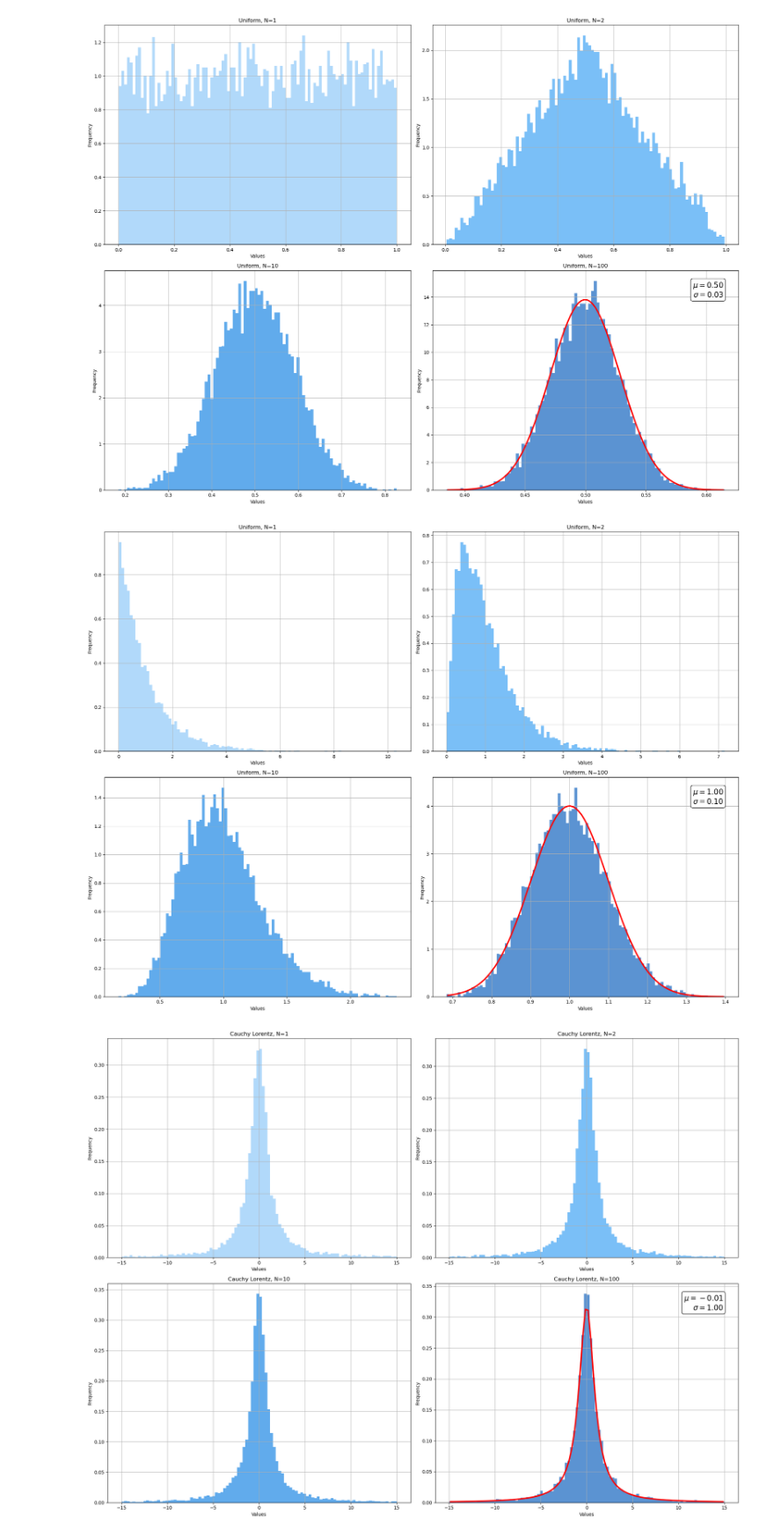
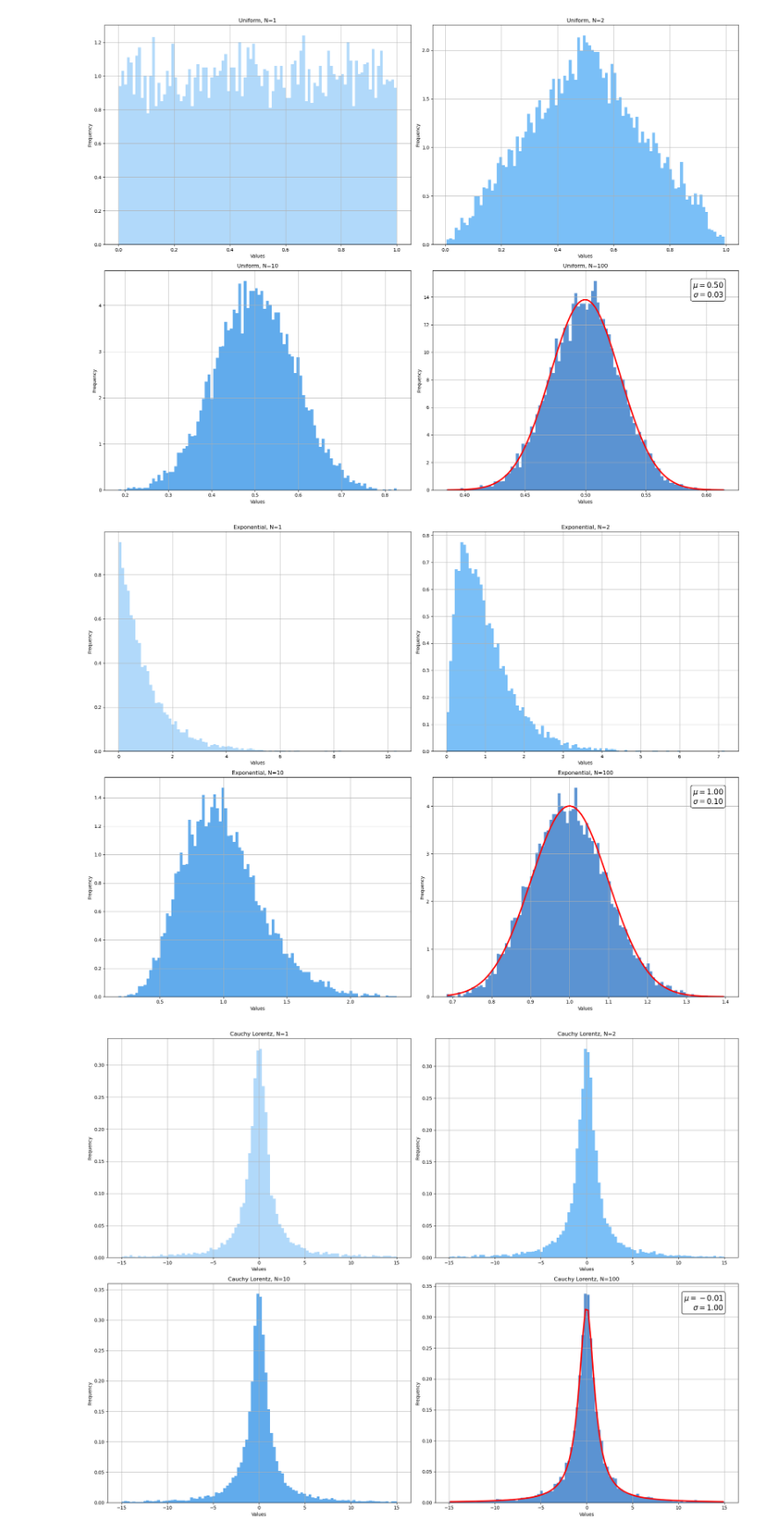
Before and after one commit to filmauri/LSN, a Jupyter notebook: 01/Esercizio1.ipynb, the cells around one changed output. Shown at 88% size. Drawn from its saved outputs; the diff is of its cells as text; code cells hidden in the pictures.

```diff
--- a/01/Esercizio1.ipynb
+++ b/01/Esercizio1.ipynb
@@ -175,24 +188,17 @@ chi2_data = pd.read_csv('01.1/chi2Class.dat', sep=' ', header=None)
 chi2_data.columns = ['j', 'chi2']
 
 # Crea un istogramma dei valori della prima colonna
-counts, bins, _ = plt.hist(chi2_data['chi2'], bins=20, color = '#1E88E5', alpha=0.7, density=True)
+counts, bins, _ = plt.hist(chi2_data['chi2'], bins=10, color = '#1E88E5', alpha=0.7, density=True)
 
 # Calcola il centro di ciascun bin
 bin_centers = (bins[:-1] + bins[1:]) / 2
 
-# Esegui il fit con una distribuzione gaussiana
-(mu, sigma) = norm.fit(chi2_data['chi2'])
-
-# Crea una distribuzione gaussiana con i parametri ottenuti
-y = norm.pdf(bin_centers, mu, sigma)
-# Sovrapponi il fit all'istogramma
-plt.plot(bin_centers, y, 'r--', linewidth=2)
 
 # Aggiungi etichette e titolo
 plt.xlabel(r'$\chi^2$' 'values')
 plt.ylabel('Frequency')
 plt.grid(True)
-plt.title('Histogram of 'r'$\chi^2$' 'values with Gaussian fit')
+plt.title('Histogram of 'r'$\chi^2$' 'values')
 bbox_props = dict(boxstyle="round,pad=0.3", edgecolor="black", facecolor="white")
 plt.text(0.95, 0.95, rf'$\mu={mu:.2f}$''\n' rf'$\sigma={sigma:.2f}$',
          transform=plt.gca().transAxes, fontsize=12, verticalalignment='top', horizontalalignment='right',
@@ -272,38 +280,38 @@ def create_histogram(ax, data, column, title, color, fit_gaussian=False):
         # Sovrapponi il fit all'istogramma
         ax.plot(bin_centers, y, 'r', linewidth=3)
 
         # Aggiungi i parametri del fit al grafico
         bbox_props = dict(boxstyle="round,pad=0.3", edgecolor="black", facecolor="white")
         ax.text(0.95, 0.95, rf'$\mu={mu:.2f}$''\n'rf'$\sigma={sigma:.2f}$',
                 transform=ax.transAxes, fontsize=16, verticalalignment='top', horizontalalignment='right',
                 bbox=bbox_props)
 
     # Aggiungi etichette e titolo
     ax.set_xlabel('Values')
     ax.set_ylabel('Frequency')
     ax.grid(True)
     ax.set_title(title)
 
 # Leggi i dati dai file
 data0 = pd.read_csv('01.2/output_0.dat', sep=' ', header=None)
 data1 = pd.read_csv('01.2/output_1.dat', sep=' ', header=None)
 data2 = pd.read_csv('01.2/output_2.dat', sep=' ', header=None)
 data3 = pd.read_csv('01.2/output_3.dat', sep=' ', header=None)
 
 # Crea i grafici
 fig, axs = plt.subplots(2, 2, figsize=(20, 15))
 
 # Crea istogrammi per ogni colonna dei file
-create_histogram(axs[0, 0], data0, 1, 'Uniform, N=1', '#90CAF9')
-create_histogram(axs[0, 1], data1, 1, 'Uniform, N=2', '#42A5F5')
-create_histogram(axs[1, 0], data2, 1, 'Uniform, N=10', '#1E88E5')
-create_histogram(axs[1, 1], data3, 1, 'Uniform, N=100', '#1565C0', fit_gaussian=True)
+create_histogram(axs[0, 0], data0, 1, 'Exponential, N=1', '#90CAF9')
+create_histogram(axs[0, 1], data1, 1, 'Exponential, N=2', '#42A5F5')
+create_histogram(axs[1, 0], data2, 1, 'Exponential, N=10', '#1E88E5')
+create_histogram(axs[1, 1], data3, 1, 'Exponential, N=100', '#1565C0', fit_gaussian=True)
 
 # Mostra i grafici
 plt.tight_layout()
 plt.show()
 # %% [output]
-[figure, old version]
+[figure, new version]
 # %%
 # Funzione per creare un istogramma con o senza fit
 def create_histogram(ax, data, column, title, color, fit_type=None):
```
Also changed, not shown: parts of 11 cells of this notebook, 1 other file.
